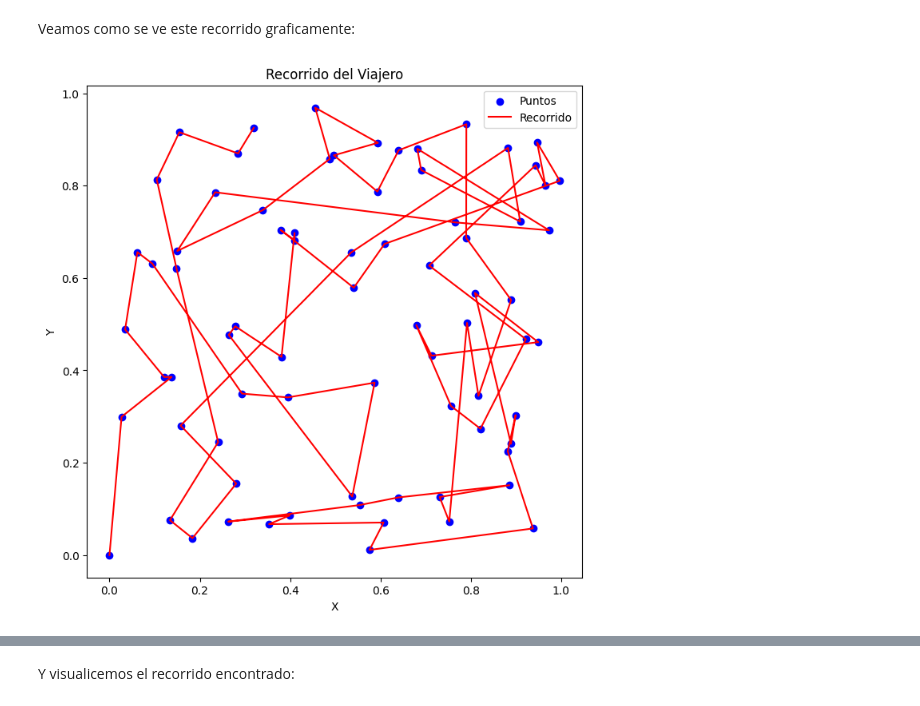
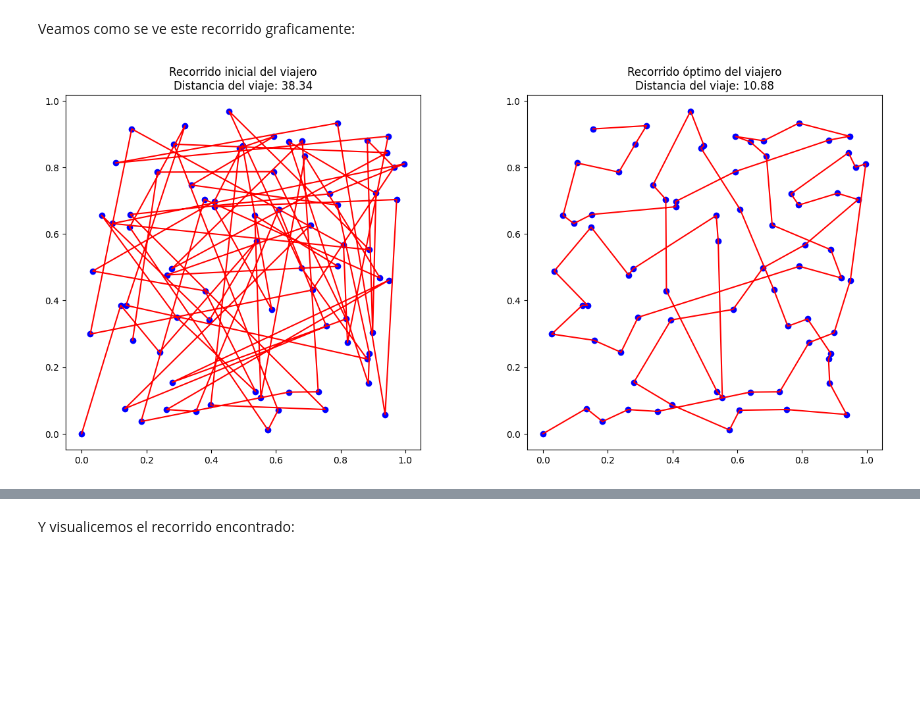
Before and after one commit to dangarciahe/Cadenas_de_Markov, a Jupyter notebook: Tarea_3.ipynb, the cells around one changed output, grey strips where cells are left out. Saved outputs shown, nothing was run; the diff lists cells and outputs as text; code cells hidden in the pictures; blank space fills up the shorter version.

Commit message:
Borrador de versión final. Incluye algunas de las gráficas del punto 2

```diff
--- a/Tarea_3.ipynb
+++ b/Tarea_3.ipynb
@@ -588,15 +595,18 @@ Empezamos creando una función que cargue los datos de las colonias al programa
 def cargar_puntos_csv(archivo):
     return pd.read_csv(archivo, header=None).values
 
-def distancia_puntos(punto_1, punto_2):
-    return np.sqrt((punto_1[0] - punto_2[0])**2 + (punto_1[1] - punto_2[1])**2)
+def calcular_distancia_puntos(punto_1, punto_2):
+    delta_x = punto_1[0] - punto_2[0]
+    delta_y = punto_1[1] - punto_2[1]
+
+    return (delta_x**2 + delta_y**2)**0.5
 
 def calcular_distancia_total(recorrido):
 
     total = 0
 
     for i in range(len(recorrido)-1):
-        total += distancia_puntos(recorrido[i], recorrido[i + 1])
+        total += calcular_distancia_puntos(recorrido[i], recorrido[i + 1])
 
     return total
 
@@ -666,14 +685,14 @@ Ahora veamos cual es el mejor recorrido y su distancia con el siguiente esquema
 # %%
 data = cargar_puntos_csv("data.csv")
 
-temp_inicial = 10000
-temp_final = 0.1
-enfriamiento = 0.99
+temp_inicial = 10
+temp_final = 0.0001
+enfriamiento = 0.999
 
-iteraciones = 1000
+iteraciones = 2
 
-recorrido, distancia = simulated_annealing(data, temp_inicial, temp_final, enfriamiento, iteraciones)
+recorrido, distancia, recorrido_inicial, distancia_inicial, all_distancias = simulated_annealing(data, temp_inicial, temp_final, enfriamiento, iteraciones)
 
-print("Mejor recorrido:", recorrido)
+#print("Mejor recorrido:", recorrido)
 print("Distancia total:", distancia)
 # %% [output]
@@ -697,13 +700,21 @@ Distancia total: 14.029075344283768
 # %% [markdown]
 Veamos como se ve este recorrido graficamente:
 # %%
-plt.figure(figsize=(8, 8))
-plt.scatter(data[:, 0], data[:, 1], color='blue', label='Puntos')
-plt.plot(recorrido[[x for x in range(len(data))], 0], recorrido[[x for x in range(len(data))], 1], color='red', label='Recorrido')
-plt.title('Recorrido del Viajero')
-plt.xlabel('X')
-plt.ylabel('Y')
-plt.legend()
+fig, (ax1, ax2) = plt.subplots(1, 2, figsize=(16, 7))
+plt.subplots_adjust(wspace=0.3)
+
+
+
+ax1.scatter(data[:, 0], data[:, 1], color='blue', label='Puntos')
+ax1.plot(recorrido_inicial[[x for x in range(len(data))], 0], recorrido_inicial[[x for x in range(len(data))], 1], color='red', label='Recorrido')
+ax1.set_title(f'Recorrido inicial del viajero\nDistancia del viaje: {distancia_inicial:.2f}')
+
+
+ax2.scatter(data[:, 0], data[:, 1], color='blue', label='Puntos')
+ax2.plot(recorrido[[x for x in range(len(data))], 0], recorrido[[x for x in range(len(data))], 1], color='red', label='Recorrido')
+ax2.set_title(f'Recorrido óptimo del viajero\nDistancia del viaje: {distancia:.2f}')
+
+
 plt.show()
 # %% [output]
-[figure, old version]
+[figure, new version]
```
Also changed, not shown: parts of 15 cells of this notebook.
